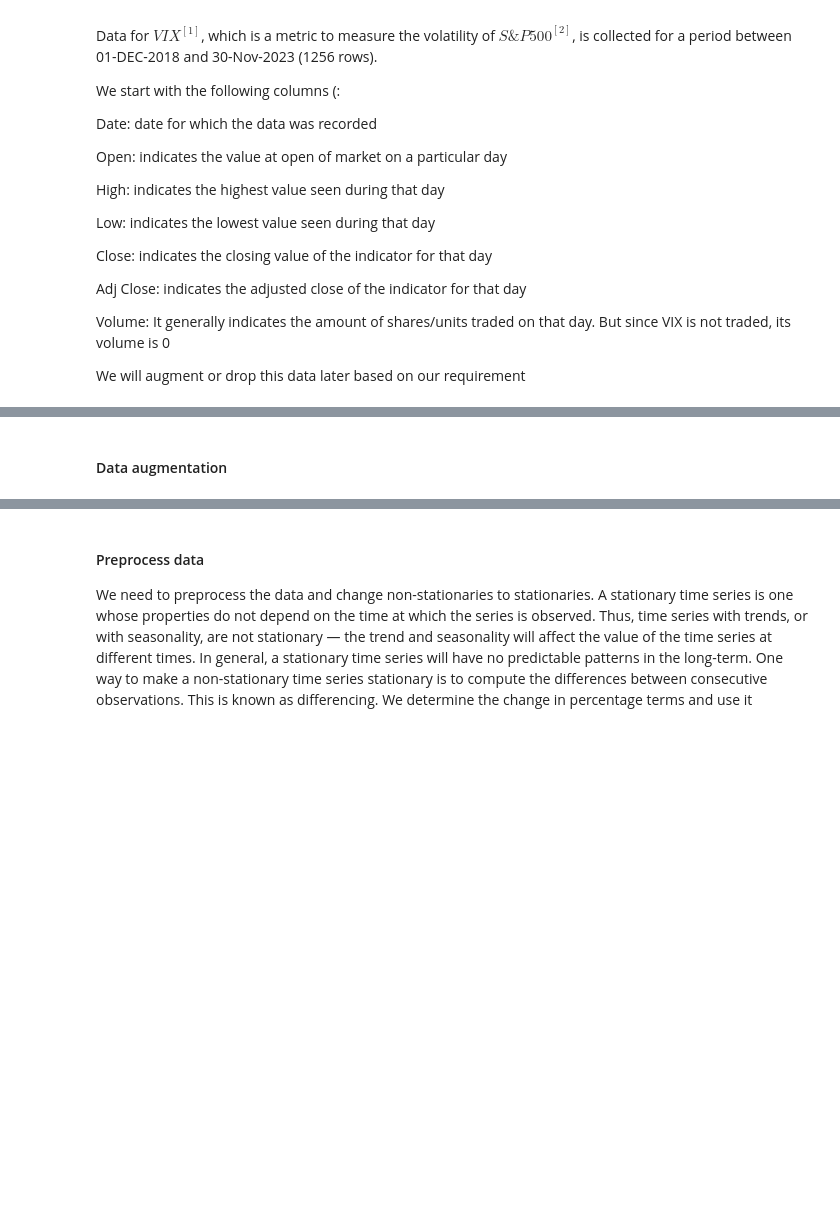
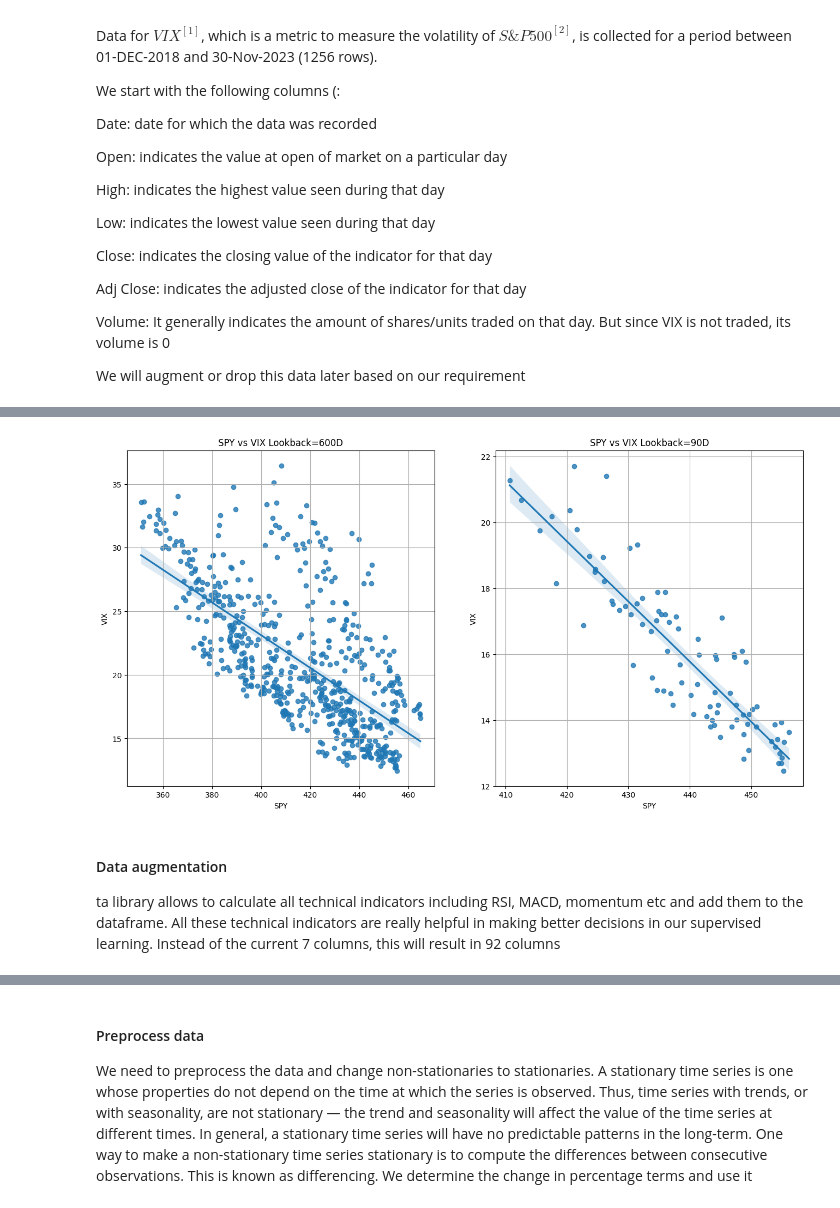
Before and after one commit to krishnakuruvadi/sup_lear_rand_frst, a Jupyter notebook: predict_using_random_forest.ipynb, the cells around one changed output, grey strips where cells are left out. Saved outputs shown, nothing was run; the diff lists cells and outputs as text; code cells hidden in the pictures; blank space fills up the shorter version.

```diff
--- a/predict_using_random_forest.ipynb
+++ b/predict_using_random_forest.ipynb
@@ -72,8 +75,8 @@ start_date = "2018-12-01"
 end_date = "2023-11-30"
 symbol = "^VIX"
 df_raw = pdr.get_data_yahoo(symbol,start=start_date, end=end_date)
-
-print("number of rows: {len(df_raw)}")
+df_spy = pdr.get_data_yahoo("SPY",start=start_date, end=end_date)
+print(f"number of rows: {len(df_raw)}")
 
 df_raw.head()
 # %% [output]
@@ -89,5 +97,40 @@ number of rows: {len(df_raw)}
+# %%
+
+dfSPY = df_spy[['Adj Close']]
+dfVIX = df_raw[['Adj Close']]
+dfSPY.columns=['SPY']
+dfVIX.columns=['VIX']
+
+df=dfSPY.join(dfVIX).dropna()
+
+# 600 Days
+nDays=600
+data=df.tail(nDays).copy()
+fix,myAx = plt.subplots(1,2, figsize=(16,8),sharey=False)
+ax=myAx[0]
+ax.grid(True)
+sns.regplot(data=data,x='SPY',y='VIX',ax=ax)
+ax.set_title(f"SPY vs VIX Lookback={nDays}D")
+ax.set_xlabel('SPY')
+ax.set_ylabel('VIX')
+ax.tick_params(axis='both', which='major')
+
+# 90 Days
+nDays=90
+data=df.tail(nDays).copy()
+ax=myAx[1]
+ax.grid(True)
+sns.regplot(data=data,x='SPY',y='VIX',ax=ax)
+ax.set_title(f"SPY vs VIX Lookback={nDays}D")
+ax.set_xlabel('SPY')
+ax.set_ylabel('VIX')
+plt.tick_params(axis='both', which='major')
+# %% [output]
+[figure, added]
 # %% [markdown]
 #### Data augmentation
+
+ta library allows to calculate all technical indicators including RSI, MACD, momentum etc and add them to the dataframe.  All these technical indicators are really helpful in making better decisions in our supervised learning. Instead of the current 7 columns, this will result in 92 columns
 # %%
 df_ta = df_raw.copy()
 add_all_ta_features(df_ta, open="Open", high="High", low="Low", close="Adj Close", volume="Volume", fillna=True)
```
Also changed, not shown: parts of 11 cells of this notebook, 1 other file.
